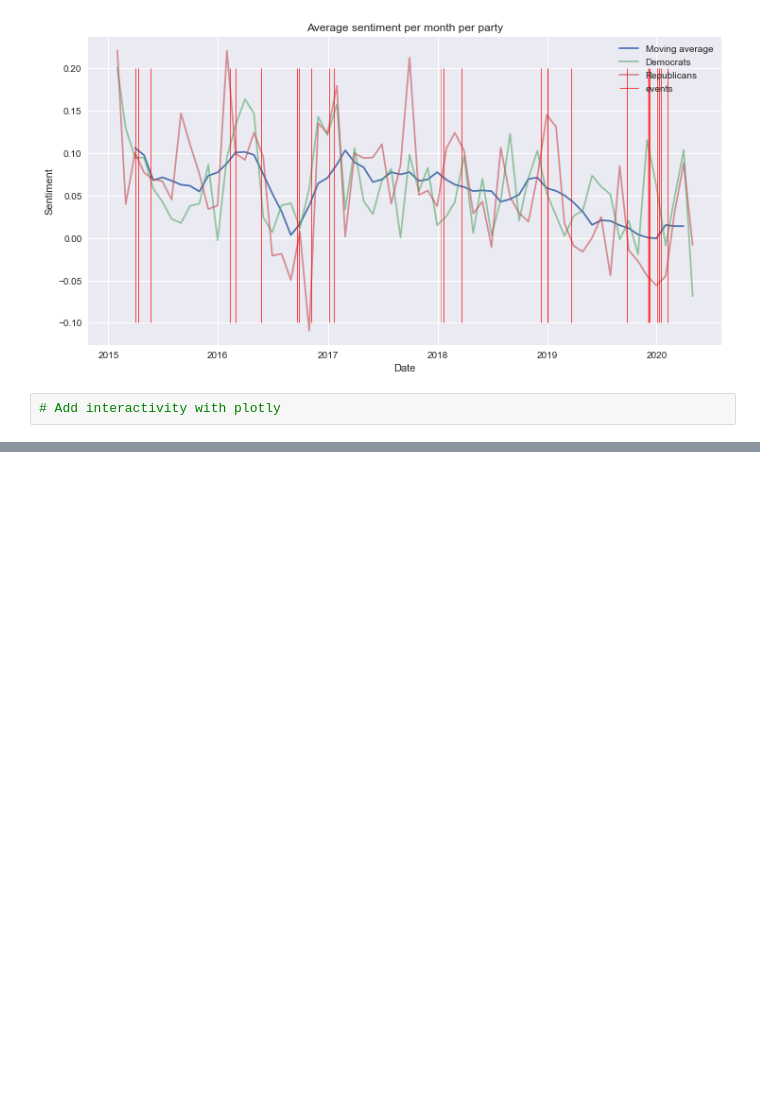
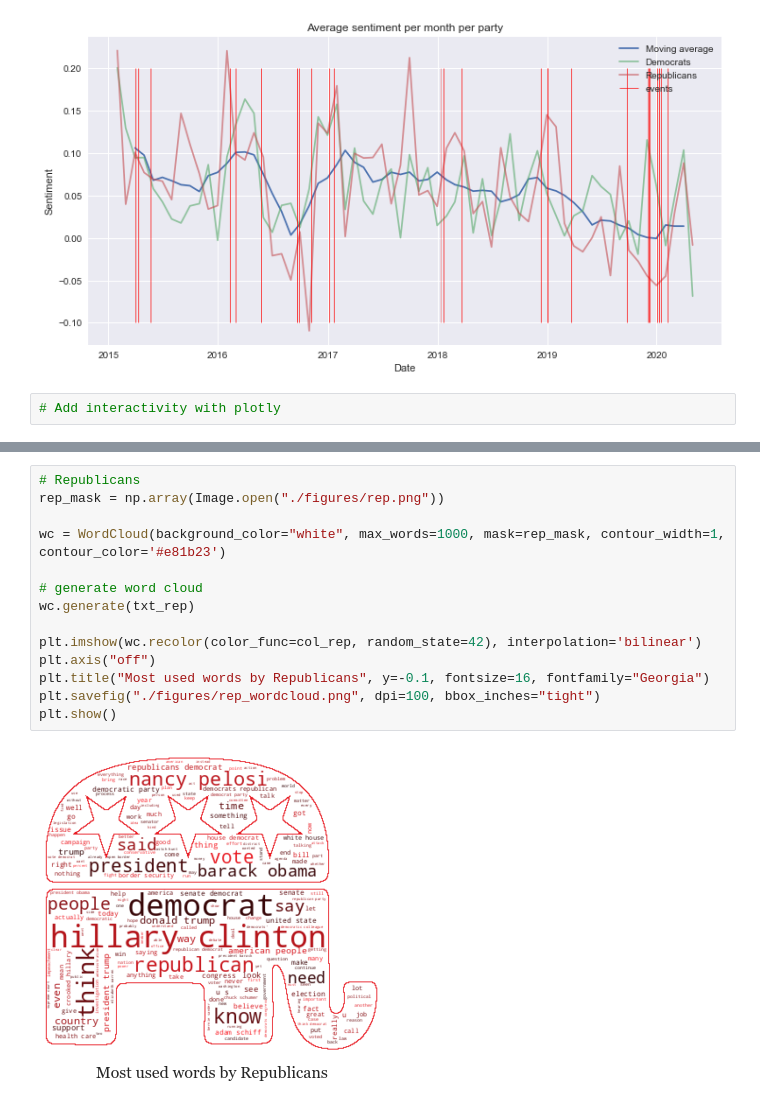
Before and after one commit to epfl-ada/ada-2021-project-apa, a Jupyter notebook: temp_datastory.ipynb, the cells around one changed output, grey strips where cells are left out. Drawn from its saved outputs; the diff is of its cells as text; blank space fills up the shorter version.

```diff
--- a/temp_datastory.ipynb
+++ b/temp_datastory.ipynb
@@ -169,0 +251,16 @@ plt.show()
+# %%
+# Republicans
+rep_mask = np.array(Image.open("./figures/rep.png"))
+
+wc = WordCloud(background_color="white", max_words=1000, mask=rep_mask, contour_width=1, contour_color='#e81b23')
+
+# generate word cloud
+wc.generate(txt_rep)
+
+plt.imshow(wc.recolor(color_func=col_rep, random_state=42), interpolation='bilinear')
+plt.axis("off")
+plt.title("Most used words by Republicans", y=-0.1, fontsize=16, fontfamily="Georgia")
+plt.savefig("./figures/rep_wordcloud.png", dpi=100, bbox_inches="tight")
+plt.show()
+# %% [output]
+[figure, added]
```
Also changed, not shown: parts of 8 cells of this notebook, 5 other files.
